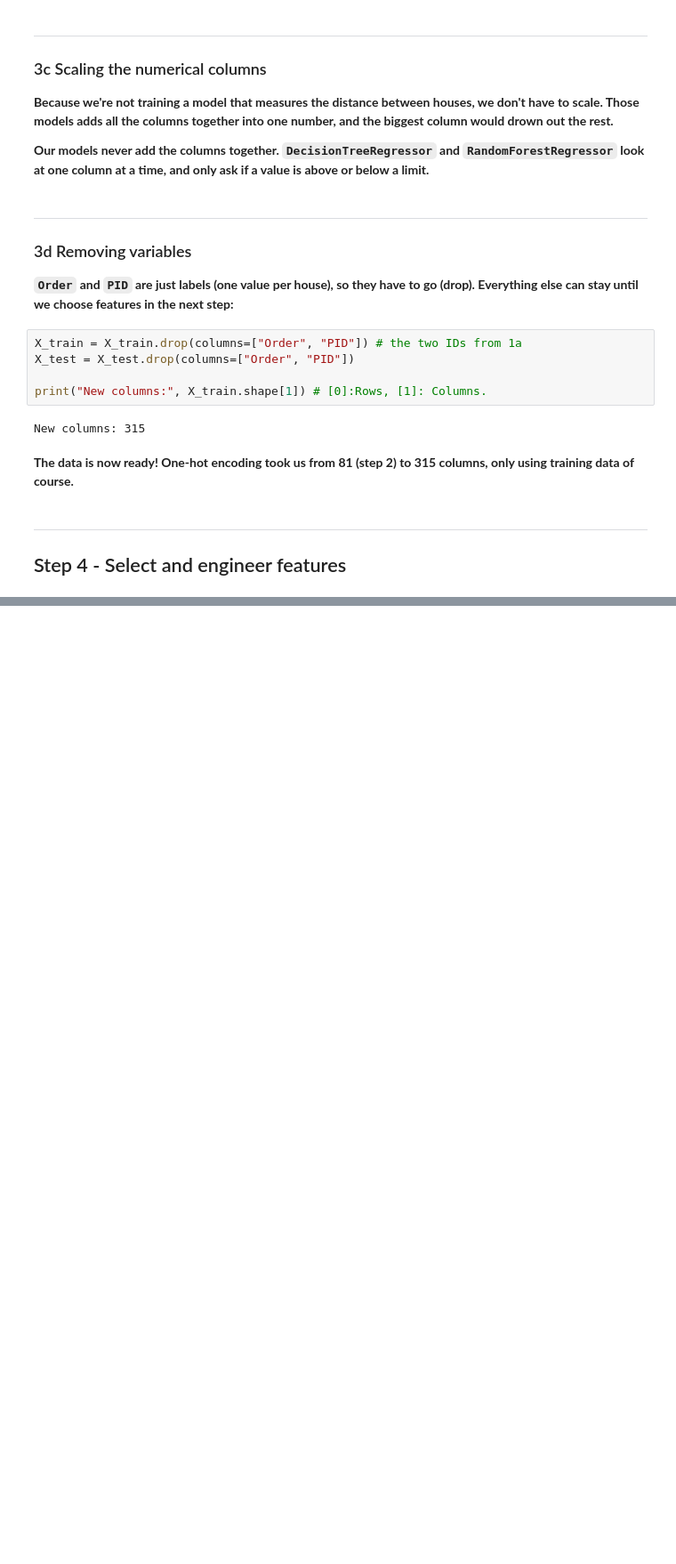
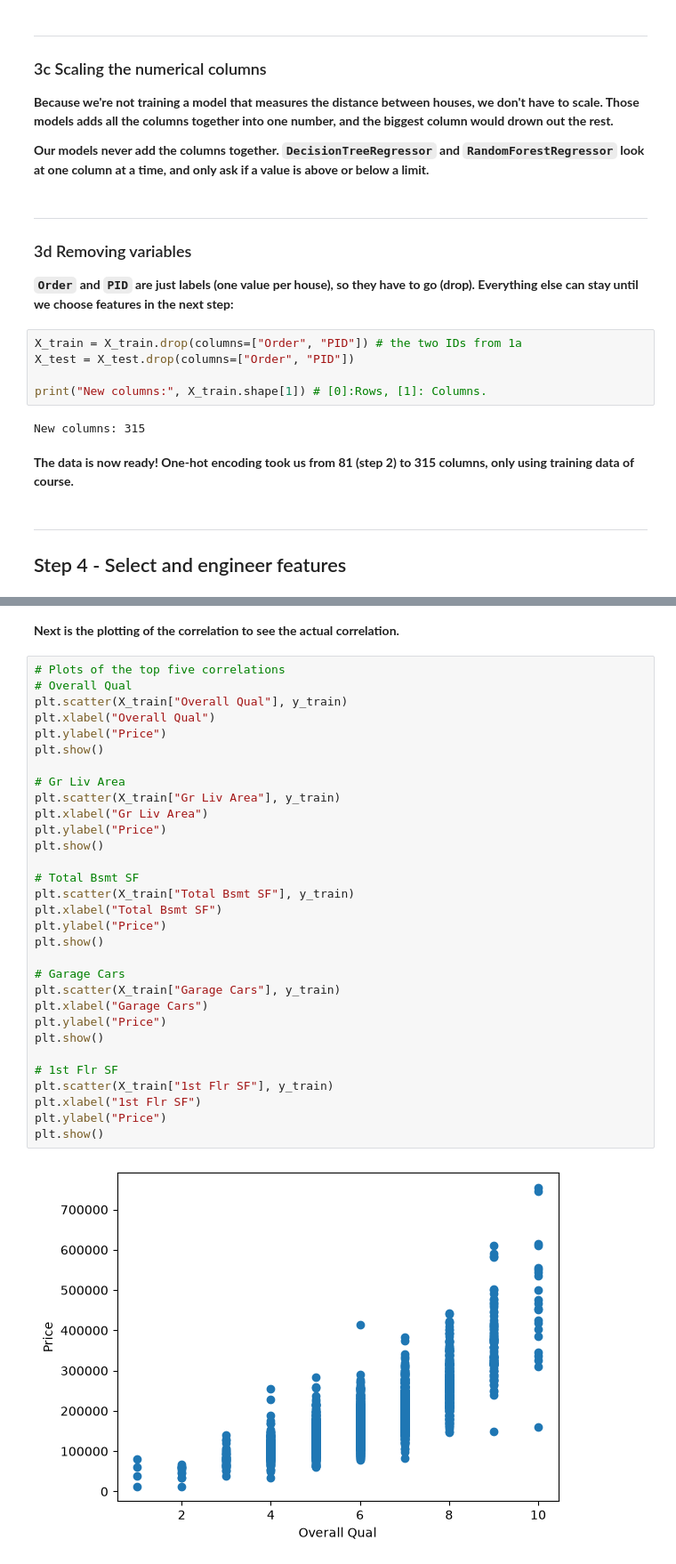
Before and after one commit to J-0-S-E/IE500618-Assignment1, a Jupyter notebook: housing_price_prediction.ipynb, the cells around one changed output, grey strips where cells are left out. Shown at 89% size. Saved outputs shown, nothing was run; the diff lists cells and outputs as text; blank space fills up the shorter version.

```diff
--- a/housing_price_prediction.ipynb
+++ b/housing_price_prediction.ipynb
@@ -464,0 +484,35 @@ New columns: 315
+# %% [markdown]
+**Next is the plotting of the correlation to see the actual correlation.**
+# %%
+# Plots of the top five correlations
+# Overall Qual
+plt.scatter(X_train["Overall Qual"], y_train)
+plt.xlabel("Overall Qual")
+plt.ylabel("Price")
+plt.show()
+
+# Gr Liv Area
+plt.scatter(X_train["Gr Liv Area"], y_train)
+plt.xlabel("Gr Liv Area")
+plt.ylabel("Price")
+plt.show()
+
+# Total Bsmt SF
+plt.scatter(X_train["Total Bsmt SF"], y_train)
+plt.xlabel("Total Bsmt SF")
+plt.ylabel("Price")
+plt.show()
+
+# Garage Cars
+plt.scatter(X_train["Garage Cars"], y_train)
+plt.xlabel("Garage Cars")
+plt.ylabel("Price")
+plt.show()
+
+# 1st Flr SF
+plt.scatter(X_train["1st Flr SF"], y_train)
+plt.xlabel("1st Flr SF")
+plt.ylabel("Price")
+plt.show()
+# %% [output]
+[figure, added]
```
Also changed, not shown: parts of 19 cells of this notebook.
